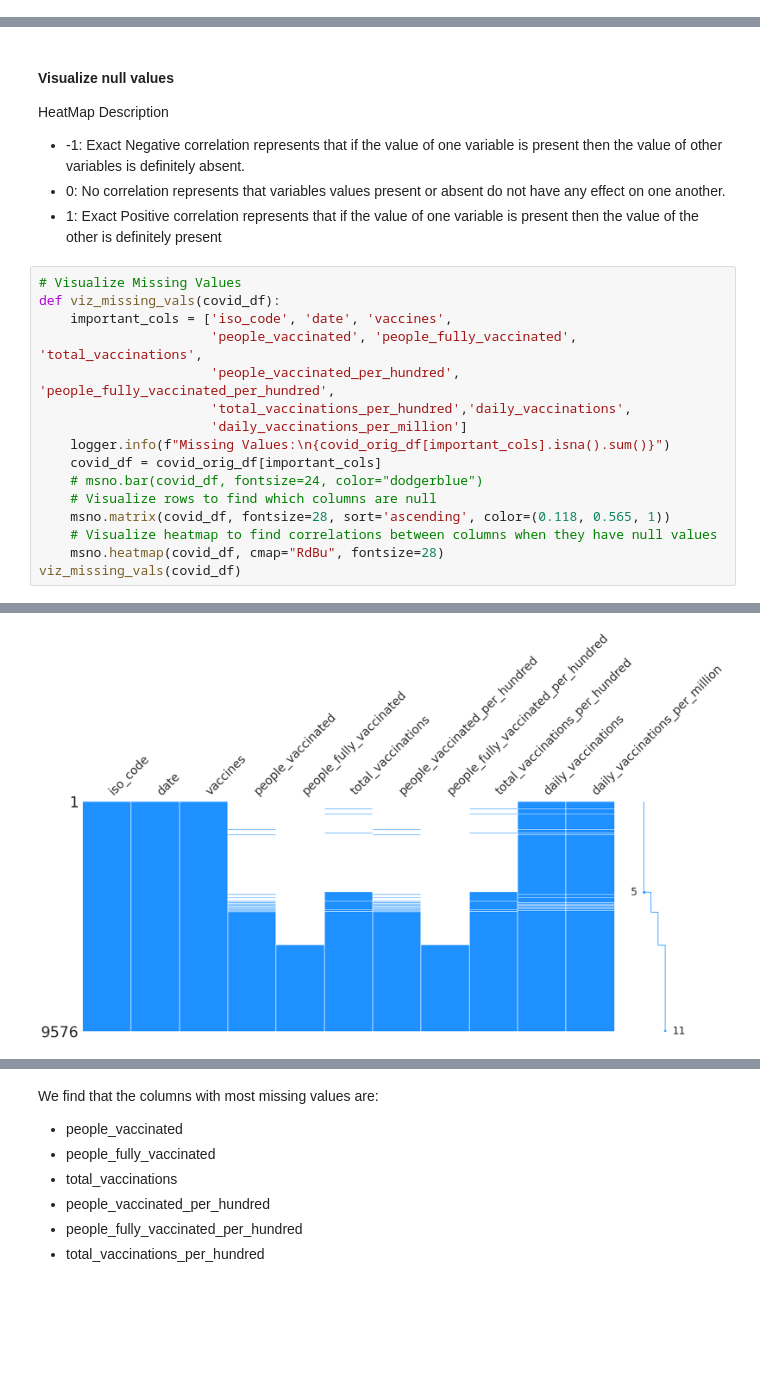
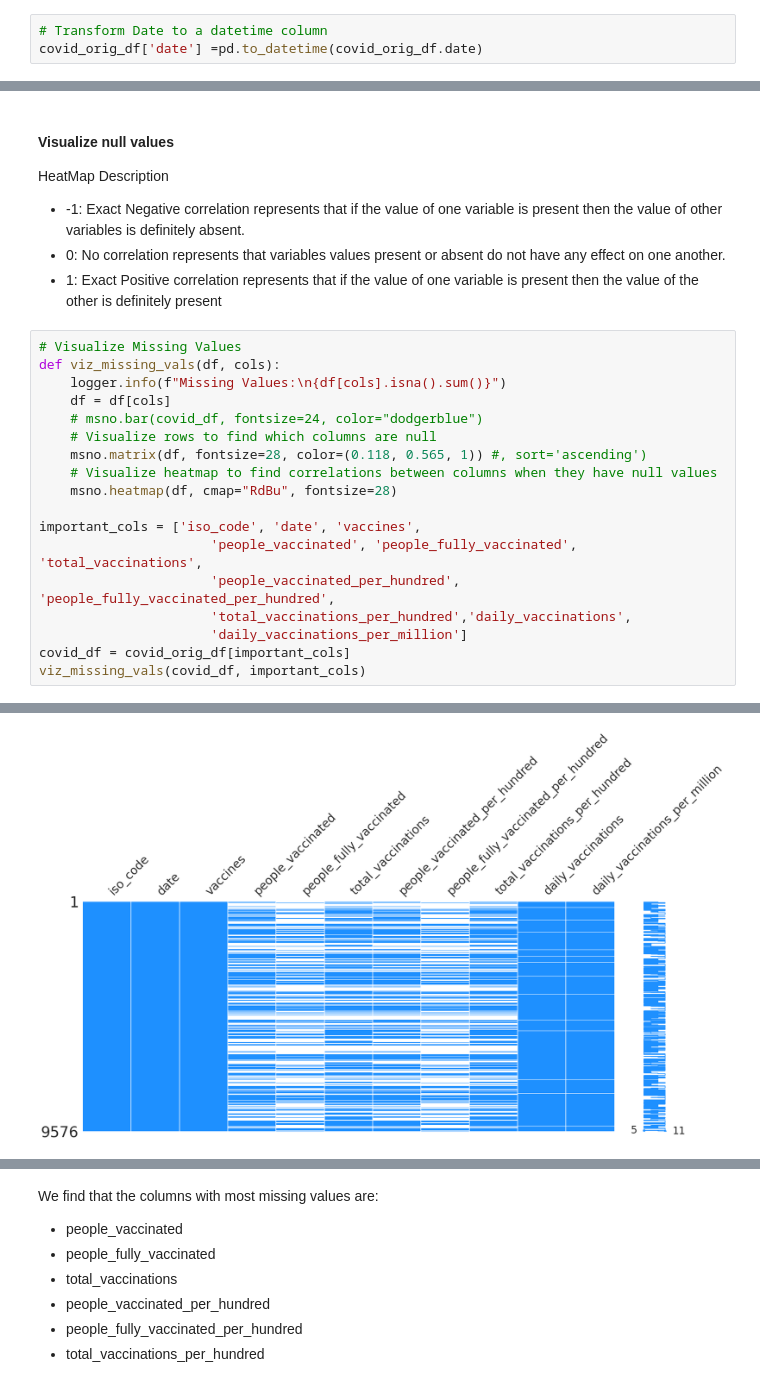
Before and after one commit to drkostas/covid19-vaccinations-predict, a Jupyter notebook: project.ipynb, the cells around one changed output, grey strips where cells are left out. Saved outputs shown, nothing was run; the diff lists cells and outputs as text; blank space fills up the shorter version.

Commit message:
Fixing the nulls is a bigger task than anticipated but very importanant #3

```diff
--- a/project.ipynb
+++ b/project.ipynb
@@ -111,6 +111,9 @@ Data columns (total 15 columns):
  14  source_website                       9576 non-null   object
 dtypes: float64(9), object(6)
 memory usage: 1.1+ MB
+# %%
+# Transform Date to a datetime column
+covid_orig_df['date'] =pd.to_datetime(covid_orig_df.date)
 # %%
 # Print the statistics of the Dataset
 covid_orig_df.describe()
@@ -250,18 +268,20 @@ HeatMap Description
 - 1: Exact Positive correlation represents that if the value of one variable is present then the value of the other is definitely present
 # %%
 # Visualize Missing Values
-def viz_missing_vals(covid_df):
-    important_cols = ['iso_code', 'date', 'vaccines',
+def viz_missing_vals(df, cols):
+    logger.info(f"Missing Values:\n{df[cols].isna().sum()}")
+    df = df[cols]
+    # msno.bar(covid_df, fontsize=24, color="dodgerblue")
+    # Visualize rows to find which columns are null
+    msno.matrix(df, fontsize=28, color=(0.118, 0.565, 1)) #, sort='ascending')
+    # Visualize heatmap to find correlations between columns when they have null values
+    msno.heatmap(df, cmap="RdBu", fontsize=28)
+
+important_cols = ['iso_code', 'date', 'vaccines',
                       'people_vaccinated', 'people_fully_vaccinated', 'total_vaccinations',
                       'people_vaccinated_per_hundred', 'people_fully_vaccinated_per_hundred',
                       'total_vaccinations_per_hundred','daily_vaccinations',
                       'daily_vaccinations_per_million']
-    logger.info(f"Missing Values:\n{covid_orig_df[important_cols].isna().sum()}")
-    covid_df = covid_orig_df[important_cols]
-    # msno.bar(covid_df, fontsize=24, color="dodgerblue")
-    # Visualize rows to find which columns are null
-    msno.matrix(covid_df, fontsize=28, sort='ascending', color=(0.118, 0.565, 1))
-    # Visualize heatmap to find correlations between columns when they have null values
-    msno.heatmap(covid_df, cmap="RdBu", fontsize=28)
-viz_missing_vals(covid_df)
+covid_df = covid_orig_df[important_cols]
+viz_missing_vals(covid_df, important_cols)
 # %% [output]
@@ -269,13 +289,13 @@ viz_missing_vals(covid_df)
 iso_code                                  0
 date                                      0
 vaccines                                  0
 people_vaccinated                      4409
 people_fully_vaccinated                5968
 total_vaccinations                     3804
 people_vaccinated_per_hundred          4409
 people_fully_vaccinated_per_hundred    5968
 total_vaccinations_per_hundred         3804
 daily_vaccinations                      183
 daily_vaccinations_per_million          183
 dtype: int64
-[figure, old version]
+[figure, new version]
```
Also changed, not shown: parts of 17 cells of this notebook.
